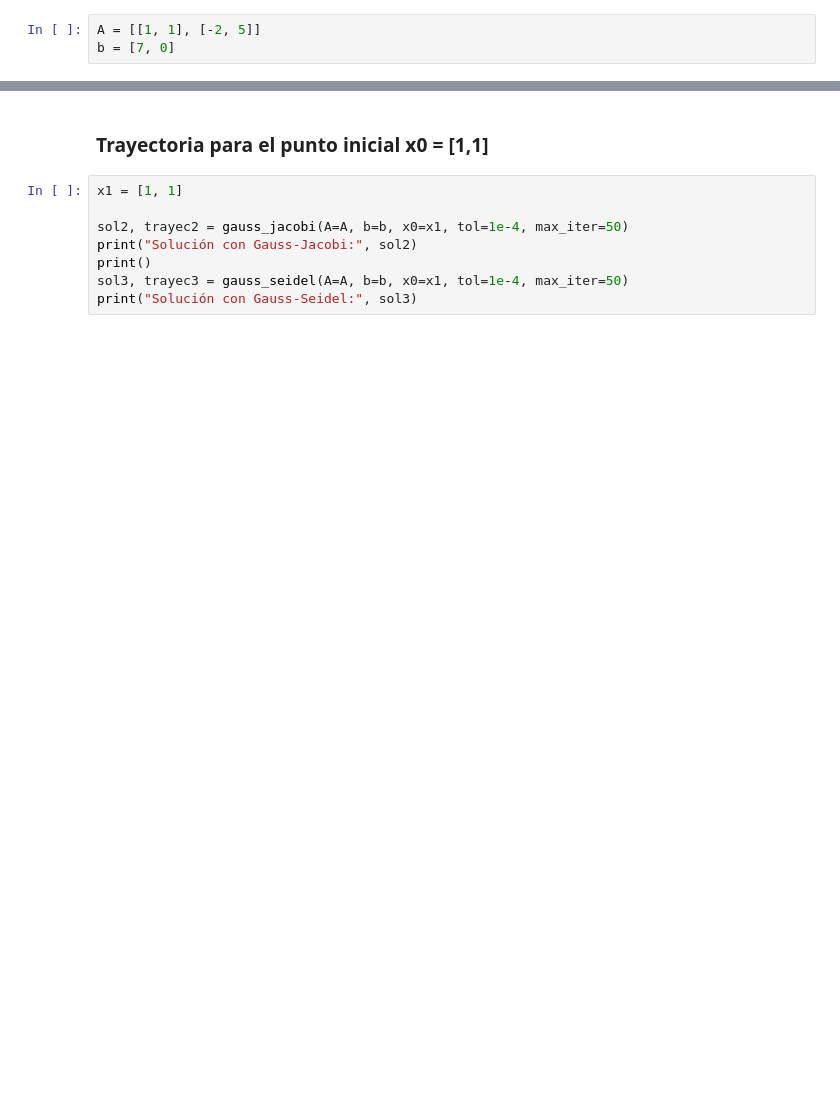
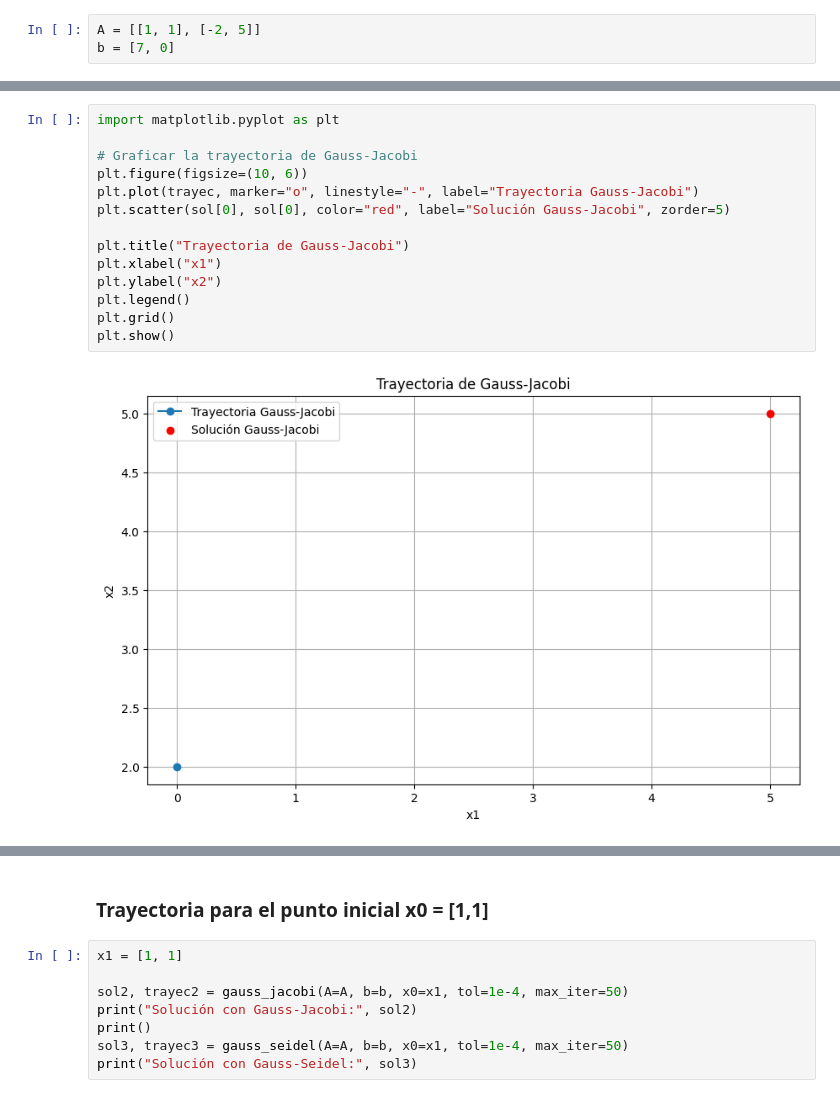
Before and after one commit to Hodalys/examen-supletorio, a Jupyter notebook: GJ-GS.ipynb, the cells around one changed output, grey strips where cells are left out. Cells and saved outputs as stored; diff of their text form; blank space fills up the shorter version.

```diff
--- a/GJ-GS.ipynb
+++ b/GJ-GS.ipynb
@@ -34,4 +39,20 @@ print("Solución con Gauss-Jacobi:", sol)
 Solución con Gauss-Jacobi: [4.99994967]
+# %%
+import matplotlib.pyplot as plt
+
+# Graficar la trayectoria de Gauss-Jacobi
+plt.figure(figsize=(10, 6))
+plt.plot(trayec, marker="o", linestyle="-", label="Trayectoria Gauss-Jacobi")
+plt.scatter(sol[0], sol[0], color="red", label="Solución Gauss-Jacobi", zorder=5)
+
+plt.title("Trayectoria de Gauss-Jacobi")
+plt.xlabel("x1")
+plt.ylabel("x2")
+plt.legend()
+plt.grid()
+plt.show()
+# %% [output]
+[figure, added]
 # %%
 sol1, trayec1 = gauss_seidel(A=A, b=b, x0=x0, tol=1e-4, max_iter=50)
 print("Solución con Gauss-Seidel:", sol1)
```
Also changed, not shown: parts of 6 cells of this notebook, 1 other file.
